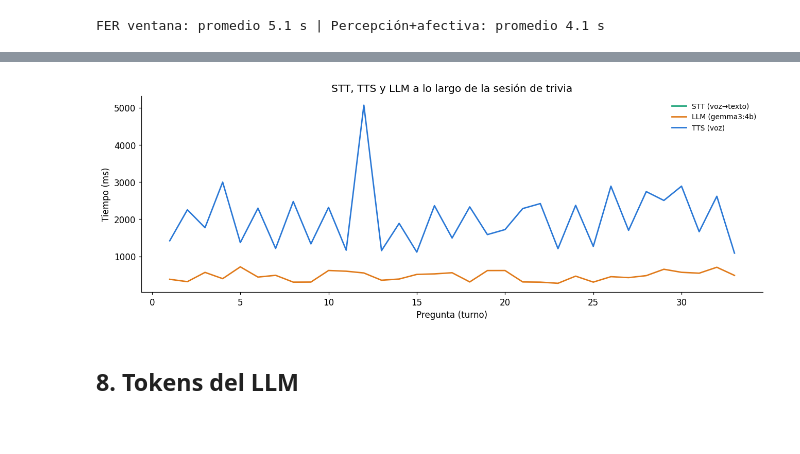
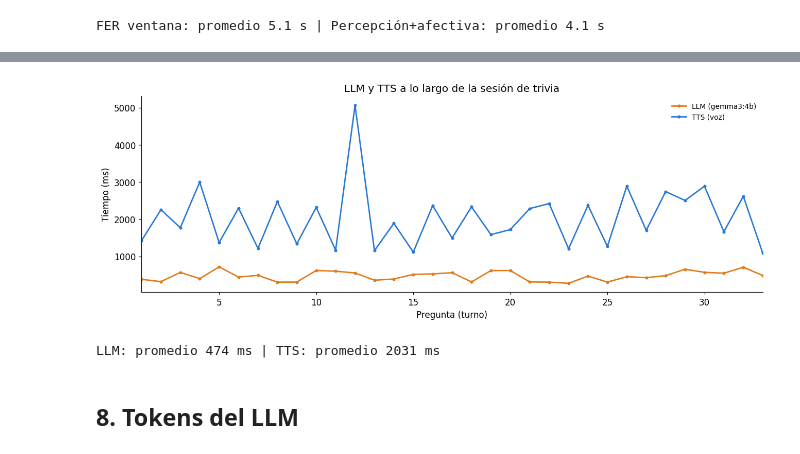
Before and after one commit to Adr4563/ARFORD, a Jupyter notebook: pruebas/metricas_sesion3/metricas_trivia_romeo.ipynb, the cells around one changed output, grey strips where cells are left out. Drawn from its saved outputs; the diff is of its cells as text; code cells hidden in the pictures.

```diff
--- a/pruebas/metricas_sesion3/metricas_trivia_romeo.ipynb
+++ b/pruebas/metricas_sesion3/metricas_trivia_romeo.ipynb
@@ -268,15 +272,17 @@ FER ventana: promedio 5.1 s | Percepción+afectiva: promedio 4.1 s
 # %%
 fig, ax = plt.subplots(figsize=(12,4.5))
 x = dft["pregunta"]
-ax.plot(x, dft["STT"], color=VERDE, lw=1.8, label="STT (voz→texto)")
-ax.plot(x, dft["LLM"], color=NARANJA, lw=1.8, label="LLM (gemma3:4b)")
-ax.plot(x, dft["TTS"], color=AZUL, lw=1.8, label="TTS (voz)")
+ax.plot(x, dft["LLM"], color=NARANJA, lw=1.8, marker="o", ms=3, label="LLM (gemma3:4b)")
+ax.plot(x, dft["TTS"], color=AZUL, lw=1.8, marker="o", ms=3, label="TTS (voz)")
 ax.set_xlabel("Pregunta (turno)"); ax.set_ylabel("Tiempo (ms)")
-ax.set_title("STT, TTS y LLM a lo largo de la sesión de trivia")
+ax.set_xlim(1, len(dft))
+ax.set_title("LLM y TTS a lo largo de la sesión de trivia")
 ax.legend(frameon=False, fontsize=9)
 plt.tight_layout(); plt.show()
+print(f"LLM: promedio {dft['LLM'].mean():.0f} ms | TTS: promedio {dft['TTS'].mean():.0f} ms")
 # %% [output]
-[figure, old version]
+[figure, new version]
+LLM: promedio 474 ms | TTS: promedio 2031 ms
 # %% [markdown]
 ## 8. Tokens del LLM
 # %%
```
Also changed, not shown: parts of 2 cells of this notebook, 12 other files.
